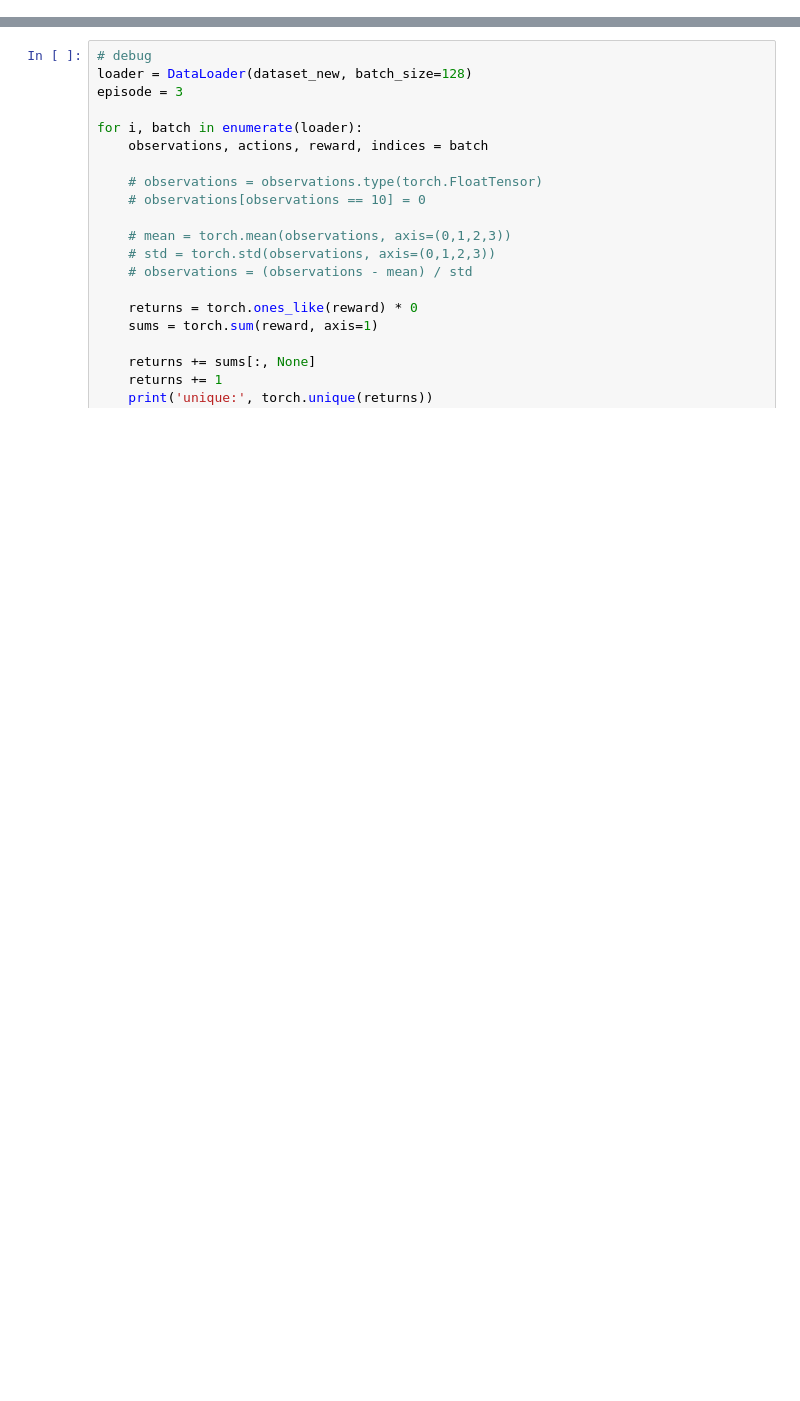
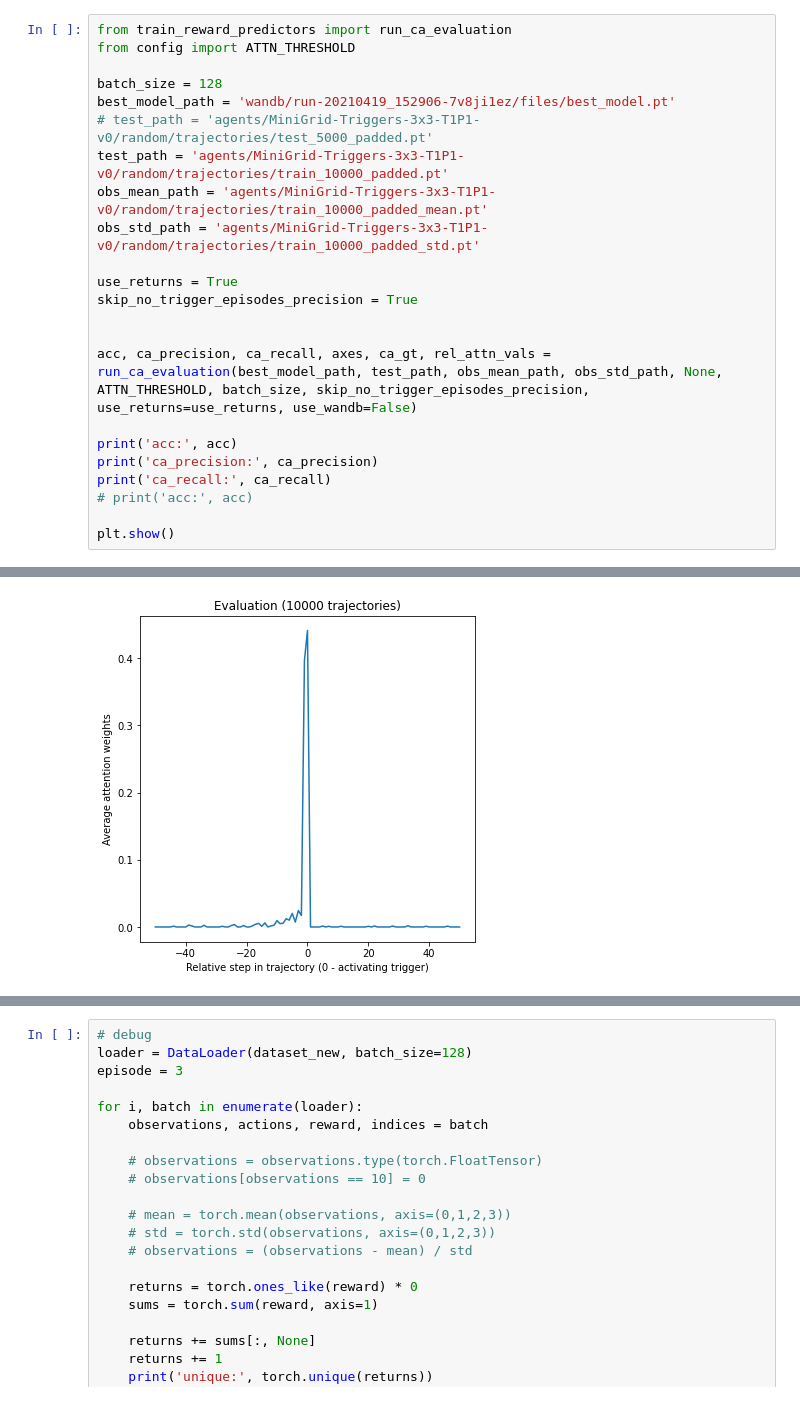
Before and after one commit to mbalesni/rl-secret, a Jupyter notebook: scratchpad.ipynb, the cells around one changed output, grey strips where cells are left out. Drawn from its saved outputs; the diff is of its cells as text; blank space fills up the shorter version.

```diff
--- a/scratchpad.ipynb
+++ b/scratchpad.ipynb
@@ -23,0 +23,24 @@ train_loader, valid_loader, obs_mean, obs_std = preprocess_dataset(dataset, data
+# %%
+from train_reward_predictors import run_ca_evaluation
+from config import ATTN_THRESHOLD
+
+batch_size = 128
+best_model_path = 'wandb/run-20210419_152906-7v8ji1ez/files/best_model.pt'
+# test_path = 'agents/MiniGrid-Triggers-3x3-T1P1-v0/random/trajectories/test_5000_padded.pt'
+test_path = 'agents/MiniGrid-Triggers-3x3-T1P1-v0/random/trajectories/train_10000_padded.pt'
+obs_mean_path = 'agents/MiniGrid-Triggers-3x3-T1P1-v0/random/trajectories/train_10000_padded_mean.pt'
+obs_std_path = 'agents/MiniGrid-Triggers-3x3-T1P1-v0/random/trajectories/train_10000_padded_std.pt'
+
+use_returns = True
+skip_no_trigger_episodes_precision = True
+
+
+acc, ca_precision, ca_recall, axes, ca_gt, rel_attn_vals = run_ca_evaluation(best_model_path, test_path, obs_mean_path, obs_std_path, None, ATTN_THRESHOLD, batch_size, skip_no_trigger_episodes_precision, use_returns=use_returns, use_wandb=False)
+
+print('acc:', acc)
+print('ca_precision:', ca_precision)
+print('ca_recall:', ca_recall)
+# print('acc:', acc)
+
+plt.show()
+# %% [output]
@@ -23,0 +64 @@ train_loader, valid_loader, obs_mean, obs_std = preprocess_dataset(dataset, data
+[figure, added]
```
Also changed, not shown: parts of 25 cells of this notebook, 6 other files.
